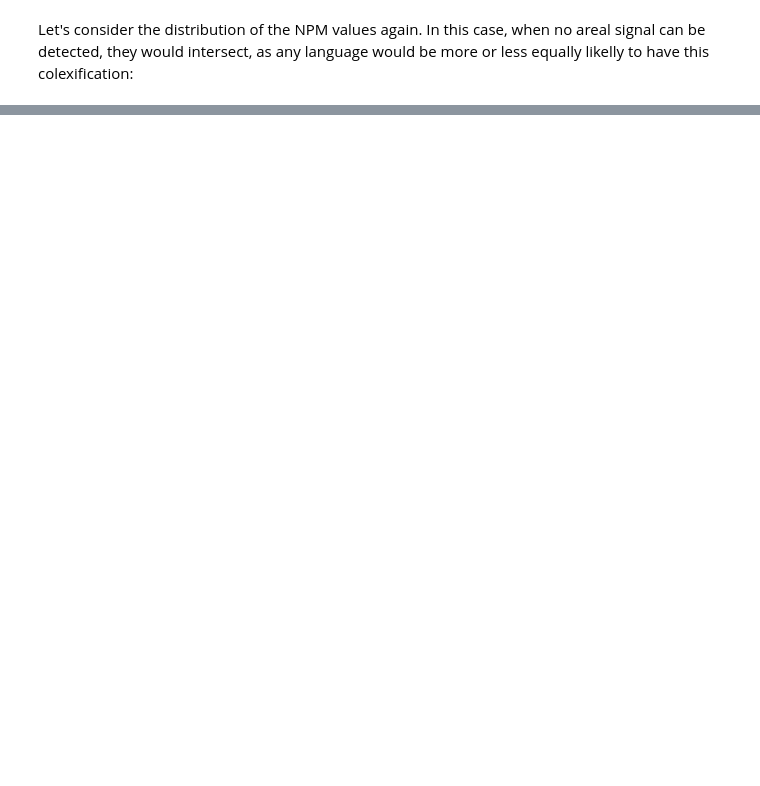
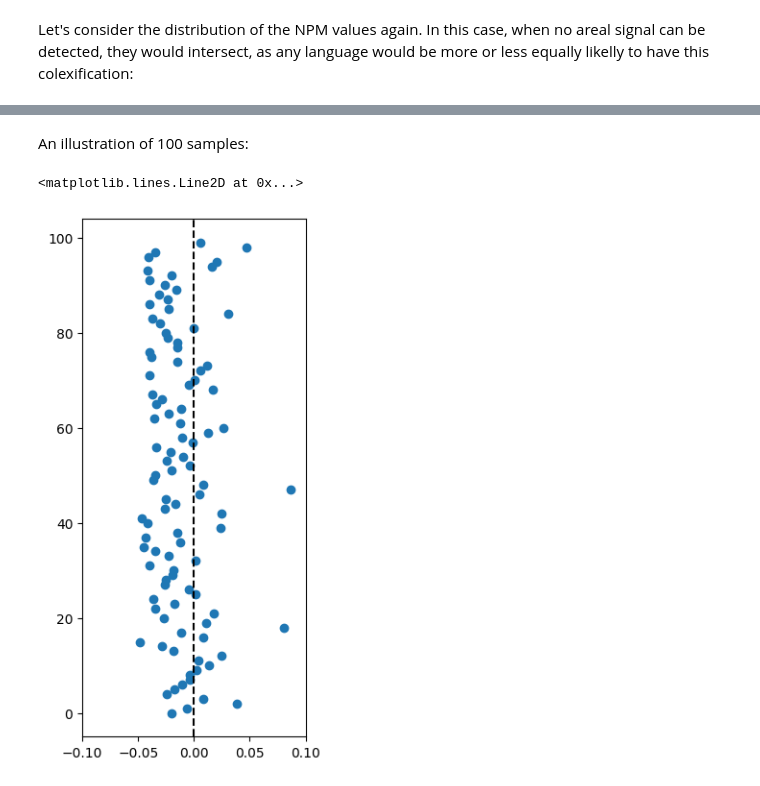
Before and after one commit to alexeykosh/2023-Daghestan-colexification, a Jupyter notebook: npm-primer.ipynb, the cells around one changed output, grey strips where cells are left out. Drawn from its saved outputs; the diff is of its cells as text; code cells hidden in the pictures; blank space fills up the shorter version.

```diff
--- a/npm-primer.ipynb
+++ b/npm-primer.ipynb
@@ -147,0 +163,29 @@ _ = plt.hist(npm_red, color='red', bins=20, alpha=0.4)
+# %%
+# difference
+diff = []
+
+for _ in range(100):
+    G, x, y, labels, color_map = random_graph(n=100, d=0.2, bin=True)
+    npm_blue = []
+    npm_red = []
+    for i in G.nodes:
+        if labels[i] == 1:
+            npm_blue.append(compute_NPM(G, i, labels))
+        else:
+            npm_red.append(compute_NPM(G, i, labels))
+    # subtract blue from red by randomly drawing values, repeat 500 times
+    diff.append(np.mean(np.random.choice(npm_blue, 500) - np.random.choice(npm_red, 500)))
+# %% [markdown]
+An illustration of 100 samples:
+# %%
+# plot diff vs run ID
+
+plt.figure(figsize=(3, 7))
+plt.scatter(diff, range(len(diff)))
+
+plt.xlim(-0.1, 0.1)
+# add a vertical line at 0
+plt.axvline(x=0, color='black', linestyle='--')
+# %% [output]
+<matplotlib.lines.Line2D at 0x...>
+[figure, added]
```
Also changed, not shown: parts of 11 cells of this notebook.
